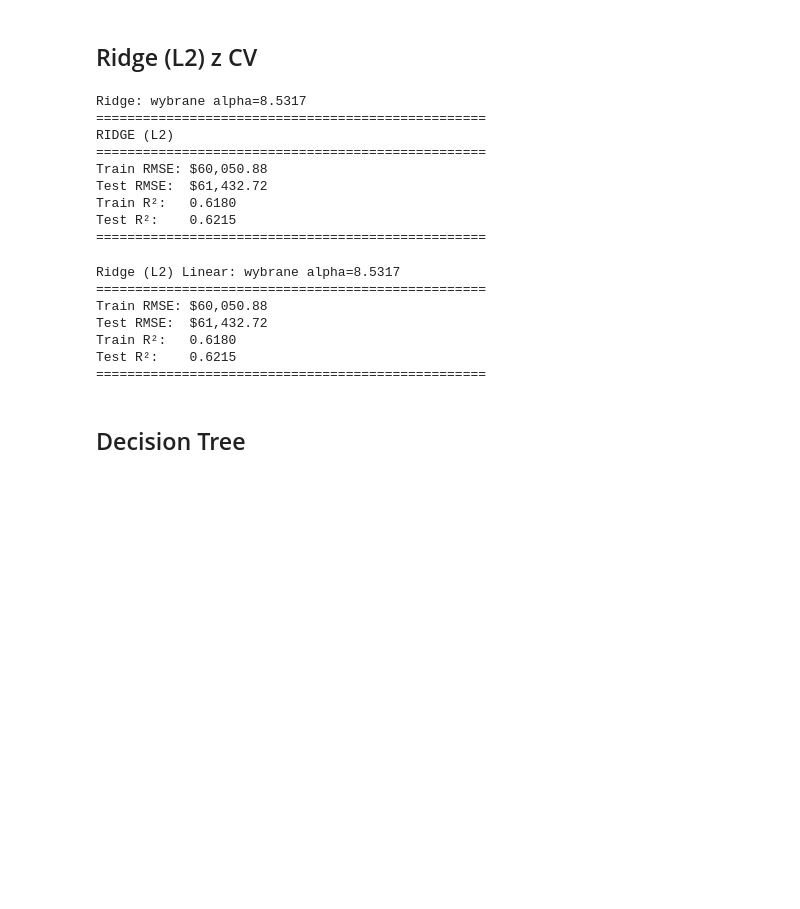
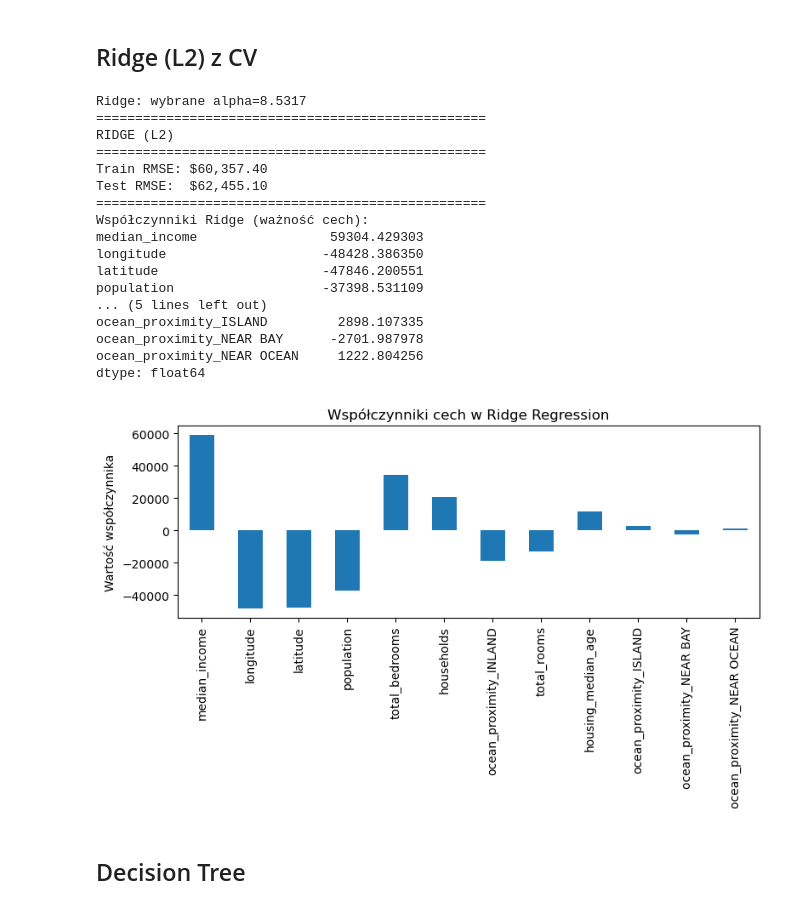
Before and after one commit to toniejatoty/data_mining_methods_project, a Jupyter notebook: model.ipynb, the cells around one changed output. Drawn from its saved outputs; the diff is of its cells as text; code cells hidden in the pictures; blank space fills up the shorter version.

Commit message:
Fixed errors and removed lasso

```diff
--- a/model.ipynb
+++ b/model.ipynb
@@ -41,82 +23,60 @@ min_price = y_train.min()
 # %% [markdown]
 ## Ridge (L2) z CV
 # %%
-from sklearn.linear_model import RidgeCV
-
 alphas = np.logspace(-3, 3, 30)
 ridge = Pipeline([
     ('scaler', StandardScaler()),
     ('ridge', RidgeCV(alphas=alphas, cv=5))
 ])
 
 ridge.fit(X_train, y_train)
 
 ridge_model = ridge.named_steps['ridge']
 print(f"Ridge: wybrane alpha={ridge_model.alpha_:.4f}")
 
-y_pred_train_ridge = np.clip(ridge.predict(X_train), min_price, max_price)
-y_pred_test_ridge  = np.clip(ridge.predict(X_test),  min_price, max_price)
+y_pred_train_ridge = ridge.predict(X_train)
+y_pred_test_ridge  = ridge.predict(X_test)
 
 rmse_train_ridge = np.sqrt(mean_squared_error(y_train, y_pred_train_ridge))
 rmse_test_ridge  = np.sqrt(mean_squared_error(y_test,  y_pred_test_ridge))
-r2_train_ridge   = r2_score(y_train, y_pred_train_ridge)
-r2_test_ridge    = r2_score(y_test,  y_pred_test_ridge)
 
 print("="*50)
 print("RIDGE (L2)")
 print("="*50)
 print(f"Train RMSE: ${rmse_train_ridge:,.2f}")
 print(f"Test RMSE:  ${rmse_test_ridge:,.2f}")
-print(f"Train R²:   {r2_train_ridge:.4f}")
-print(f"Test R²:    {r2_test_ridge:.4f}")
 print("="*50)
+
+coefs_ridge = pd.Series(ridge_model.coef_, index=X_train.columns)
+coefs_ridge = coefs_ridge.sort_values(key=abs, ascending=False)
+print("Współczynniki Ridge (ważność cech):")
+print(coefs_ridge)
+
+plt.figure(figsize=(8,5))
+coefs_ridge.plot(kind='bar')
+plt.title('Współczynniki cech w Ridge Regression')
+plt.ylabel('Wartość współczynnika')
+plt.tight_layout()
+plt.show()
 # %% [output]
 Ridge: wybrane alpha=8.5317
 ==================================================
 RIDGE (L2)
 ==================================================
-Train RMSE: $60,050.88
-Test RMSE:  $61,432.72
-Train R²:   0.6180
-Test R²:    0.6215
+Train RMSE: $60,357.40
+Test RMSE:  $62,455.10
 ==================================================
+Współczynniki Ridge (ważność cech):
+median_income                 59304.429303
+longitude                    -48428.386350
+latitude                     -47846.200551
+population                   -37398.531109
+... (5 lines left out)
+ocean_proximity_ISLAND         2898.107335
+ocean_proximity_NEAR BAY      -2701.987978
+ocean_proximity_NEAR OCEAN     1222.804256
+dtype: float64
+[figure, added]
-# %%
-from sklearn.linear_model import RidgeCV
-from sklearn.pipeline import Pipeline
-from sklearn.preprocessing import StandardScaler
-alphas = np.logspace(-3, 3, 30)
-ridge_lin = Pipeline([
-    ('scaler', StandardScaler()),
-    ('ridge', RidgeCV(alphas=alphas, cv=5))
-])
-
-ridge_lin.fit(X_train, y_train)
-
-ridge_lin_model = ridge_lin.named_steps['ridge']
-print(f"Ridge (L2) Linear: wybrane alpha={ridge_lin_model.alpha_:.4f}")
-
-y_pred_train_lin = np.clip(ridge_lin.predict(X_train), min_price, max_price)
-y_pred_test_lin = np.clip(ridge_lin.predict(X_test), min_price, max_price)
-
-rmse_train_lin = np.sqrt(mean_squared_error(y_train, y_pred_train_lin))
-rmse_test_lin = np.sqrt(mean_squared_error(y_test, y_pred_test_lin))
-r2_train_lin = r2_score(y_train, y_pred_train_lin)
-r2_test_lin = r2_score(y_test, y_pred_test_lin)
-
-print("="*50)
-print(f"Train RMSE: ${rmse_train_lin:,.2f}")
-print(f"Test RMSE:  ${rmse_test_lin:,.2f}")
-print(f"Train R²:   {r2_train_lin:.4f}")
-print(f"Test R²:    {r2_test_lin:.4f}")
-print("="*50)
-# %% [output]
-Ridge (L2) Linear: wybrane alpha=8.5317
-==================================================
-Train RMSE: $60,050.88
-Test RMSE:  $61,432.72
-Train R²:   0.6180
-Test R²:    0.6215
-==================================================
 # %% [markdown]
 ## Decision Tree
 # %%
```
Also changed, not shown: parts of 9 cells of this notebook.
